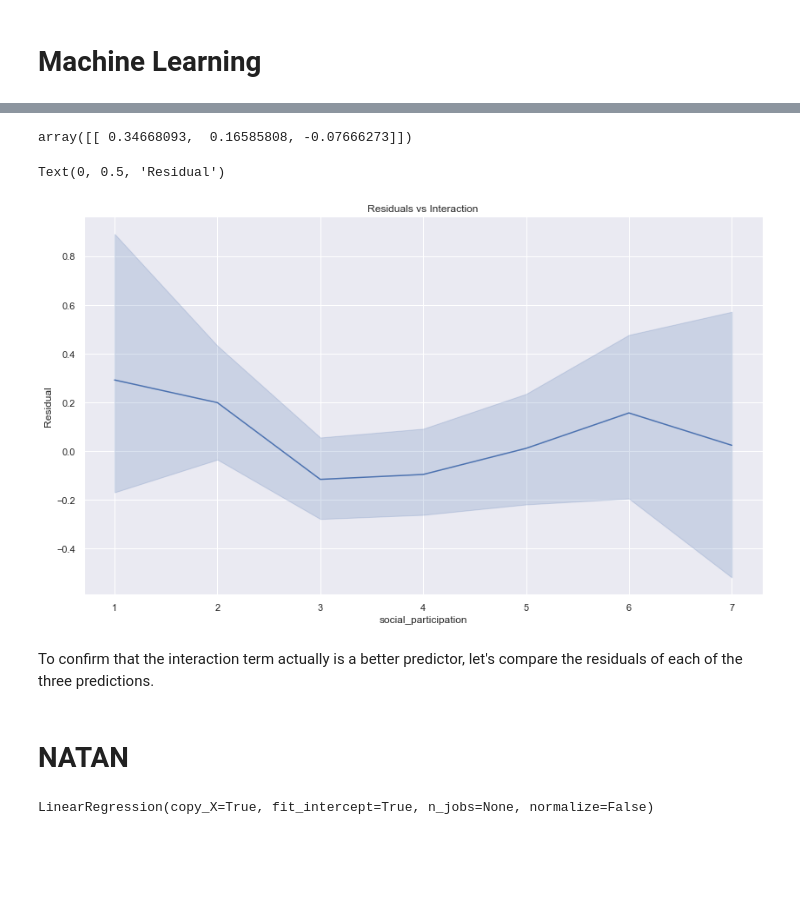
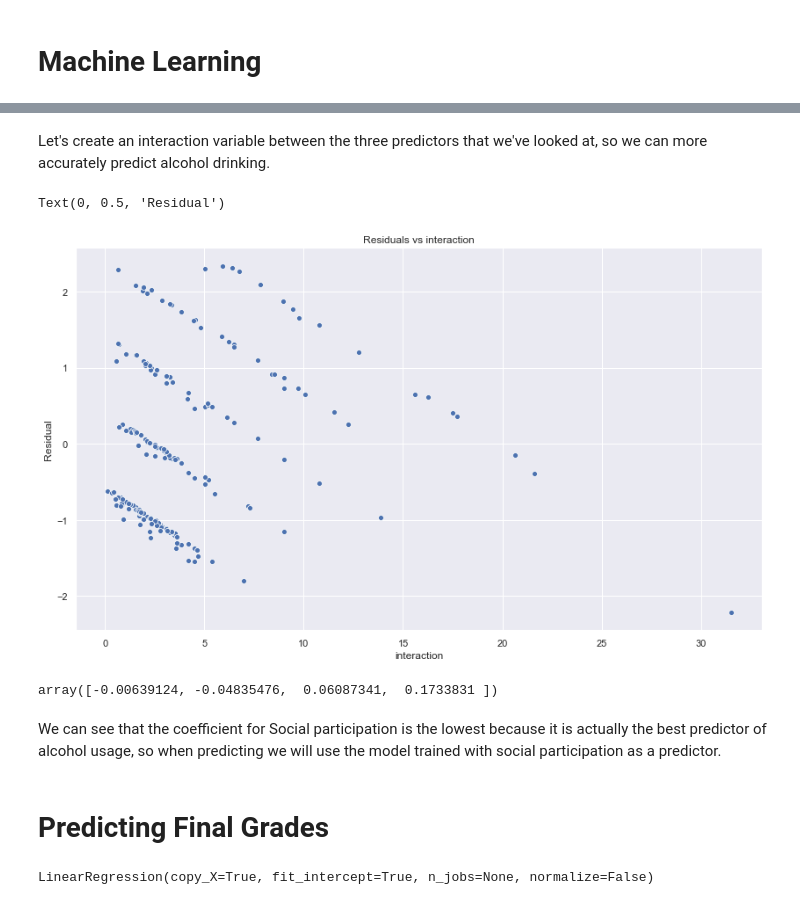
Before and after one commit to natanoliff/natanoliff.github.io, a Jupyter notebook: Alcohol_Consumption.ipynb, the cells around one changed output, grey strips where cells are left out. Saved outputs shown, nothing was run; the diff lists cells and outputs as text; code cells hidden in the pictures; blank space fills up the shorter version.

```diff
--- a/Alcohol_Consumption.ipynb
+++ b/Alcohol_Consumption.ipynb
@@ -255,0 +272,12 @@ Clearly, we should include an interaction term for both socioeconomic status and
+# %%
+X_day = data[['Weekday_alc']]
+
+X_train_day, X_test_day, y_train_day, y_test_day = train_test_split(X_day,y_alc,test_size = 0.33)
+
+y_train_day = preprocessing.LabelEncoder().fit_transform(y_train_day)
+y_test_day = preprocessing.LabelEncoder().fit_transform(y_test_day)
+
+regr = linear_model.LinearRegression()
+reg = regr.fit(X_train_day, y_train_day)
+predictions = reg.predict(X_test_day).flatten()
+residuals3 = y_test_day - predictions
@@ -256,2 +292,4 @@ Clearly, we should include an interaction term for both socioeconomic status and
+# %% [markdown]
+Let's create an interaction variable between the three predictors that we've looked at, so we can more accurately predict alcohol drinking.
 # %%
-data['sp_ses_interaction'] = data['social_participation']*data['ses']
+data['interaction'] = data['social_participation']*data['ses']*data['Weekday_alc']
@@ -262,19 +296,45 @@ residuals3 = data['Weekend_alc'] - [term[0] for term in reg.predict(data[['socia
-# %%
-reg.coef_ # Note the third (interaction is closest to zero)
-# %% [output]
-array([[ 0.34668093,  0.16585808, -0.07666273]])
+# %%
+X_interaction = data[['interaction']]
+
+X_train_interaction, X_test_interaction, y_train_interaction, y_test_interaction = train_test_split(X_interaction,y_alc,test_size = 0.33)
+
+y_train_interaction = preprocessing.LabelEncoder().fit_transform(y_train_interaction)
+y_test_interaction = preprocessing.LabelEncoder().fit_transform(y_test_interaction)
+
+one = X_train_social['social_participation'].reset_index(drop=True)
+two = X_train_ses['ses'].reset_index(drop=True)
+three = X_train_day['Weekday_alc'].reset_index(drop=True)
+four = X_train_interaction['interaction'].reset_index(drop=True)
+temp = pd.DataFrame({'social':one,'ses':two,'day': three, 'int':four})
+
+
+one = X_test_social['social_participation'].reset_index(drop=True)
+two = X_test_ses['ses'].reset_index(drop=True)
+three = X_test_day['Weekday_alc'].reset_index(drop=True)
+four = X_test_interaction['interaction'].reset_index(drop=True)
+temp2 = pd.DataFrame({'social':one,'ses':two,'day': three, 'int':four})
+
+
+regr = linear_model.LinearRegression()
+reg = regr.fit(temp[['social', 'ses', 'day','int']].values, y_train_interaction)
+predictions = reg.predict(temp2[['social', 'ses', 'day','int']].values).flatten()
+residuals3 = y_test_interaction - predictions
 # %%
 plt.subplots(figsize=(14, 8))
-v = sns.lineplot(x='social_participation', y=residuals3, data=data)
-v.set_title("Residuals vs Interaction")
+v = sns.scatterplot(x='interaction', y=residuals3, data=X_test_interaction)
+v.set_title("Residuals vs interaction")
 v.set_ylabel("Residual")
 # %% [output]
 Text(0, 0.5, 'Residual')
-[figure, old version]
+[figure, new version]
-# %% [markdown]
-To confirm that the interaction term actually is a better predictor, let's compare the residuals of each of the three predictions.
-# %% [markdown]
-# NATAN
+# %%
+reg.coef_
+# %% [output]
+array([-0.00639124, -0.04835476,  0.06087341,  0.1733831 ])
+# %% [markdown]
+We can see that the coefficient for Social participation is the lowest because it is actually the best predictor of alcohol usage, so when predicting we will use the model trained with social participation as a predictor.
+# %% [markdown]
+# Predicting Final Grades
 # %%
 X_social = data[['social_participation']]
 X_alc = data[['Weekend_alc']]
```
Also changed, not shown: parts of 32 cells of this notebook.
